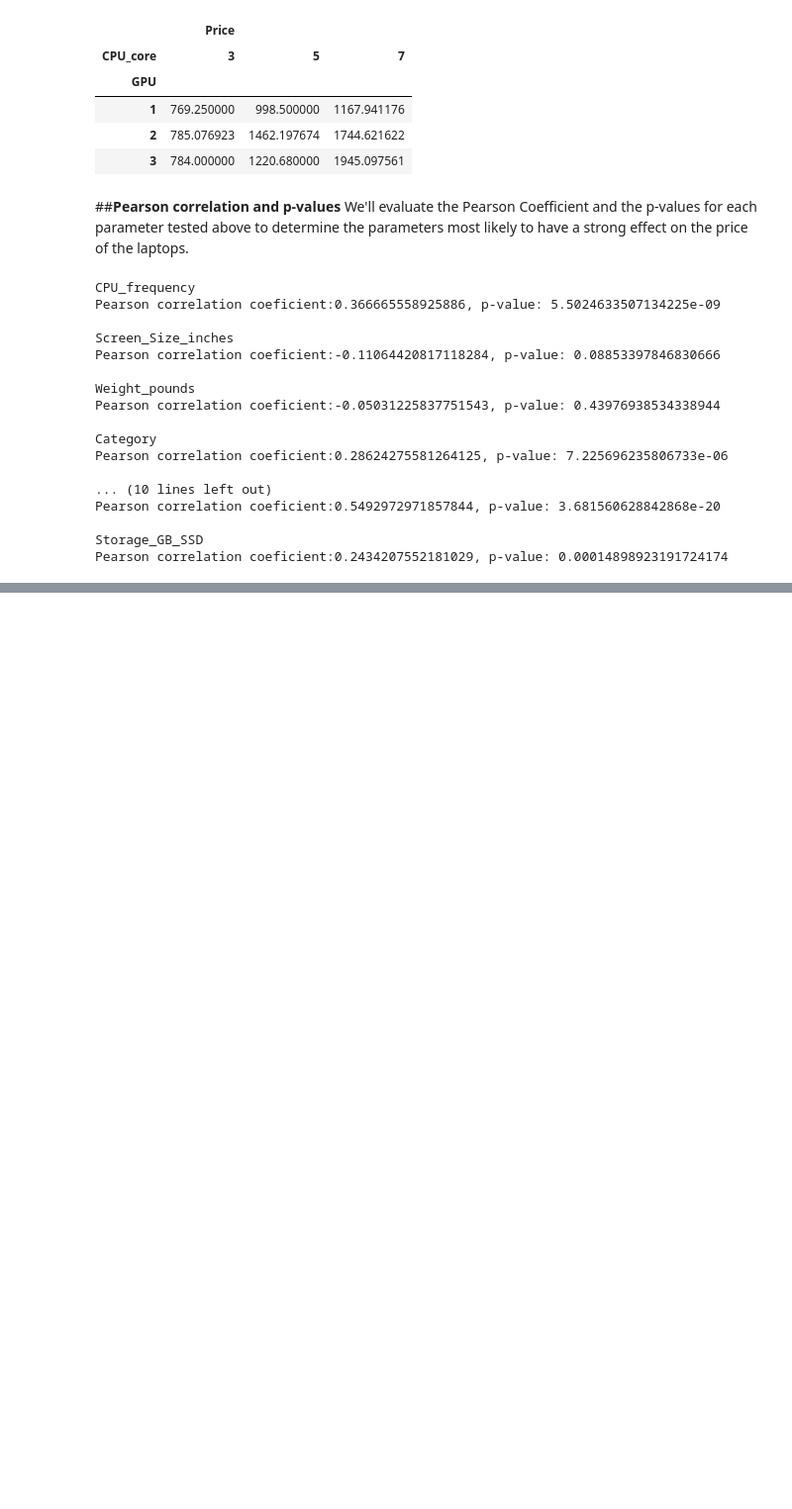
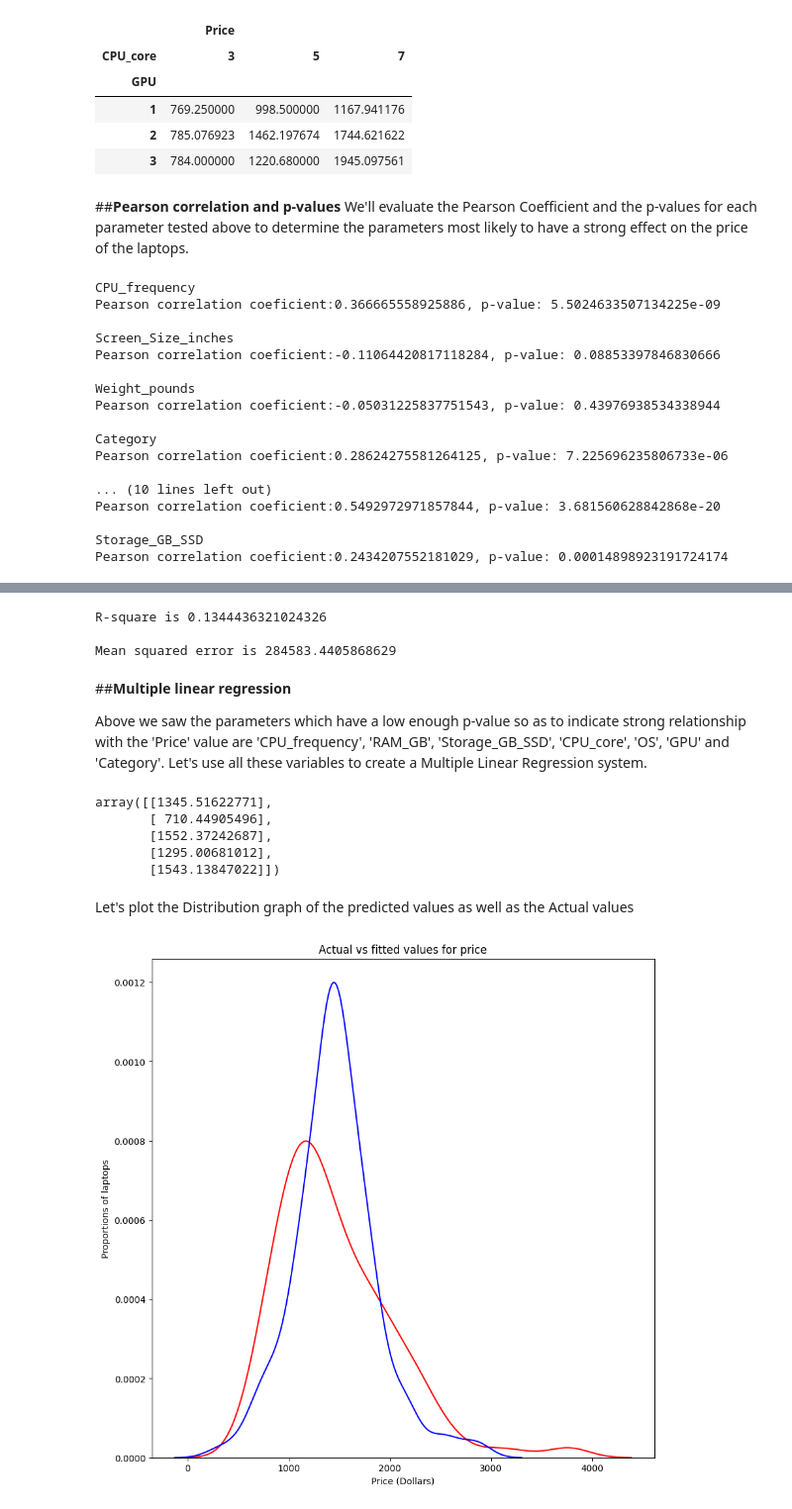
Before and after one commit to Rubieskyama/Data-Science-Ecosystem, a Jupyter notebook: Data Analytics with Python/Laptop_pricing_analyzer.ipynb, the cells around one changed output, grey strips where cells are left out. Shown: that part at 99% size. Saved outputs shown, nothing was run; the diff lists cells and outputs as text; code cells hidden in the pictures; blank space fills up the shorter version.

```diff
--- a/Data Analytics with Python/Laptop_pricing_analyzer.ipynb
+++ b/Data Analytics with Python/Laptop_pricing_analyzer.ipynb
@@ -413,0 +462,46 @@ Pearson correlation coeficient:0.2434207552181029, p-value: 0.000148989231917241
+# %%
+#calculate R-square for the model
+slr_r2 = lm.score(x,y)
+#calculate MSE for the model
+slr_mse = mean_squared_error(df['Price'], yhat)
+#print R-square and MSE
+print(f"R-square is {slr_r2}\n")
+print(f"Mean squared error is {slr_mse}")
+# %% [output]
+R-square is 0.1344436321024326
+
+Mean squared error is 284583.4405868629
+# %% [markdown]
+##**Multiple linear regression**
+
+Above we saw the parameters which have a low enough p-value so as to indicate strong relationship with the 'Price' value are 'CPU_frequency', 'RAM_GB', 'Storage_GB_SSD', 'CPU_core', 'OS', 'GPU' and 'Category'. Let's use all these variables to create a Multiple Linear Regression system.
+# %%
+#get the variables
+Z = df[['CPU_frequency', 'RAM_GB', 'Storage_GB_SSD', 'CPU_core', 'OS', 'GPU', 'Category']]
+#fit the model with above variables
+lm.fit(Z, y)
+#get a prediction
+mlr_yhat = lm.predict(Z)
+mlr_yhat[0:5]
+# %% [output]
+array([[1345.51622771],
+       [ 710.44905496],
+       [1552.37242687],
+       [1295.00681012],
+       [1543.13847022]])
+# %% [markdown]
+Let's plot the Distribution graph of the predicted values as well as the Actual values
+# %%
+plt.figure(figsize=(width, height))
+
+ax1 = sns.distplot(df['Price'], hist=False, color='r', axlabel='Actual values')
+sns.distplot(mlr_yhat, hist=False, color='b', axlabel='Fittrd values', ax=ax1)
+
+plt.title('Actual vs fitted values for price')
+plt.xlabel('Price (Dollars)')
+plt.ylabel('Proportions of laptops')
+
+plt.show()
+plt.close()
+# %% [output]
+[figure, added]
```
Also changed, not shown: parts of 13 cells of this notebook.
